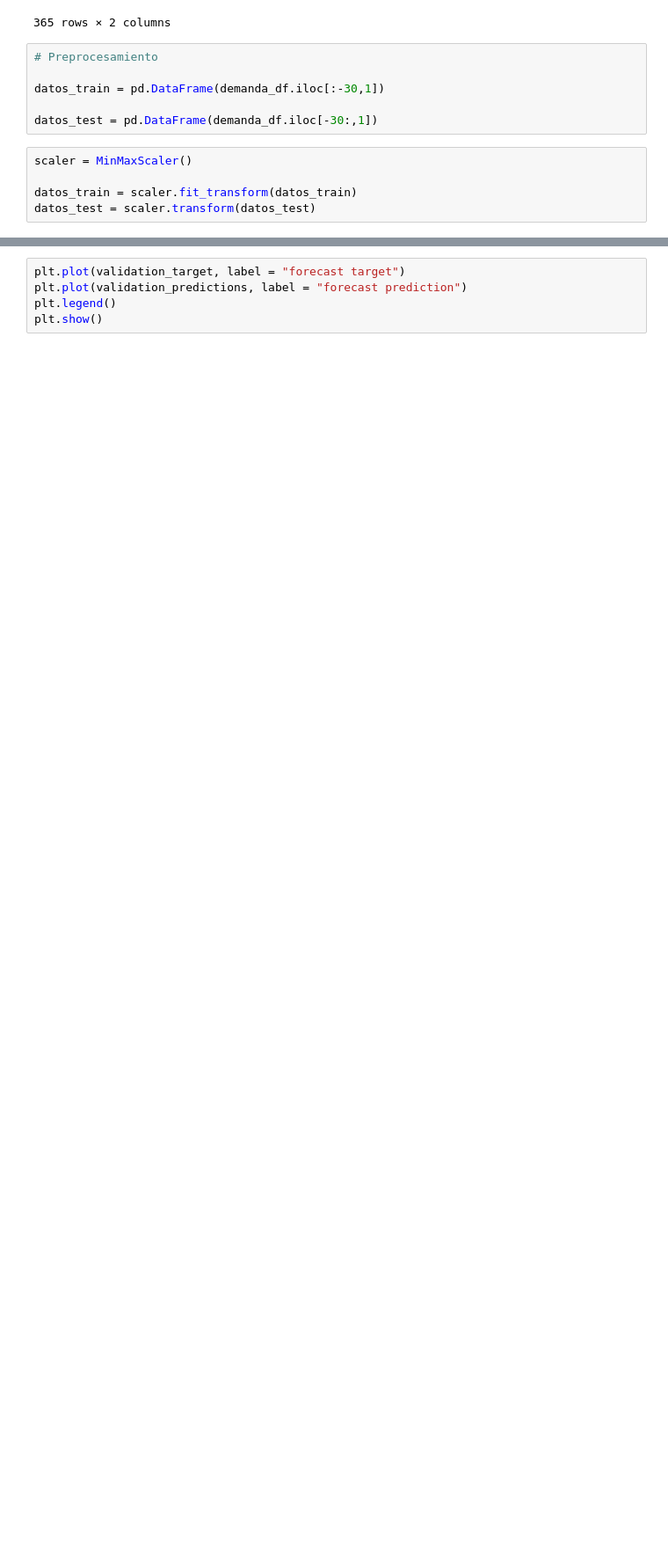
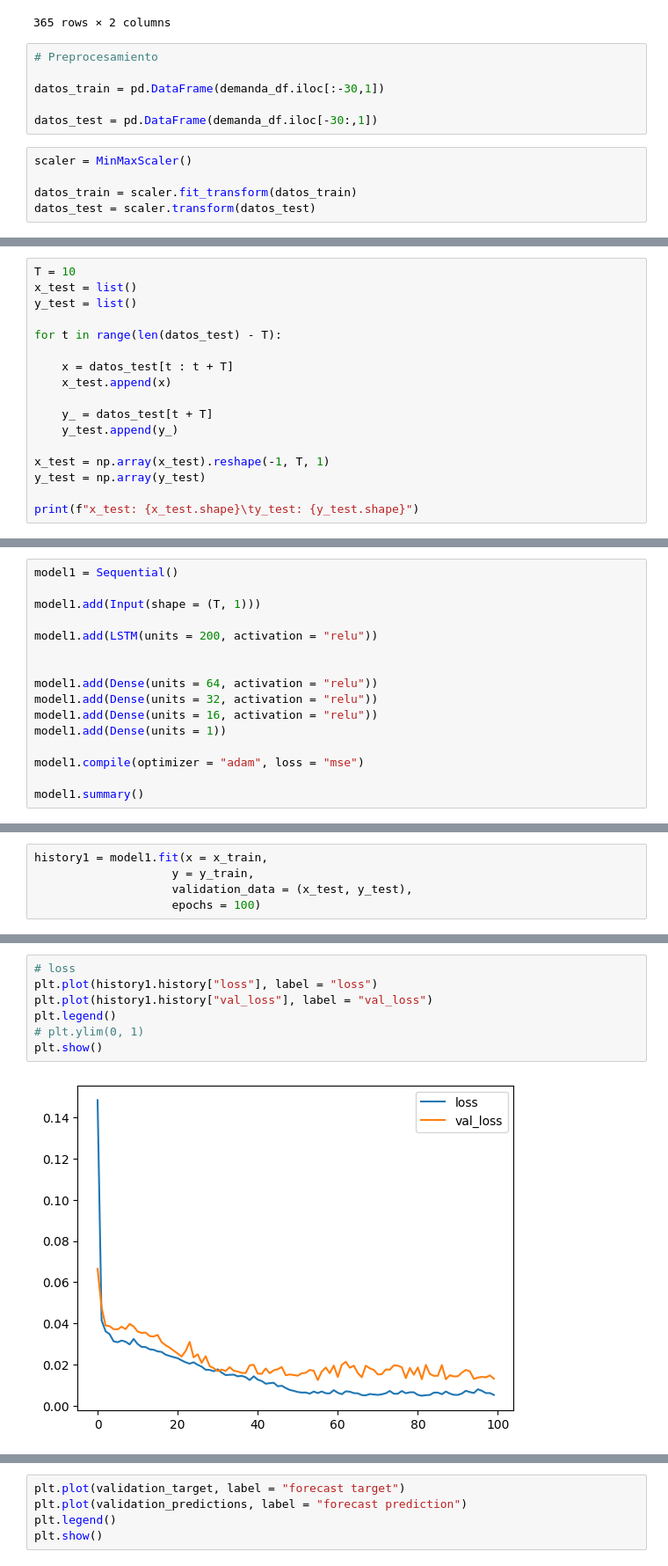
Before and after one commit to AcostaJoaquin/PFB-Grupo-B, a Jupyter notebook: notebooks/ML/demanda_ml.ipynb, the cells around one changed output, grey strips where cells are left out. Shown at 88% size. Cells and saved outputs as stored; diff of their text form; blank space fills up the shorter version.

```diff
--- a/notebooks/ML/demanda_ml.ipynb
+++ b/notebooks/ML/demanda_ml.ipynb
@@ -131,0 +132,17 @@ X: (21, 10, 1)  y: (21, 1)
+# %%
+T = 10
+x_test = list()
+y_test = list()
+
+for t in range(len(datos_test) - T):
+
+    x = datos_test[t : t + T]
+    x_test.append(x)
+
+    y_ = datos_test[t + T]
+    y_test.append(y_)
+
+x_test = np.array(x_test).reshape(-1, T, 1)
+y_test = np.array(y_test)
+
+print(f"x_test: {x_test.shape}\ty_test: {y_test.shape}")
@@ -131,0 +151,16 @@ X: (21, 10, 1)  y: (21, 1)
+# %%
+model1 = Sequential()
+
+model1.add(Input(shape = (T, 1)))
+
+model1.add(LSTM(units = 200, activation = "relu"))
+
+
+model1.add(Dense(units = 64, activation = "relu"))
+model1.add(Dense(units = 32, activation = "relu"))
+model1.add(Dense(units = 16, activation = "relu"))
+model1.add(Dense(units = 1))
+
+model1.compile(optimizer = "adam", loss = "mse")
+
+model1.summary()
@@ -131,0 +185,5 @@ X: (21, 10, 1)  y: (21, 1)
+# %%
+history1 = model1.fit(x = x_train,
+                    y = y_train,
+                    validation_data = (x_test, y_test),
+                    epochs = 100)
@@ -132 +208,10 @@ X: (21, 10, 1)  y: (21, 1)
+# %%
+# loss
+plt.plot(history1.history["loss"], label = "loss")
+plt.plot(history1.history["val_loss"], label = "val_loss")
+plt.legend()
+# plt.ylim(0, 1)
+plt.show()
+# %% [output]
+[figure, added]
 # %%
```
Also changed, not shown: parts of 22 cells of this notebook, 1 other file.
